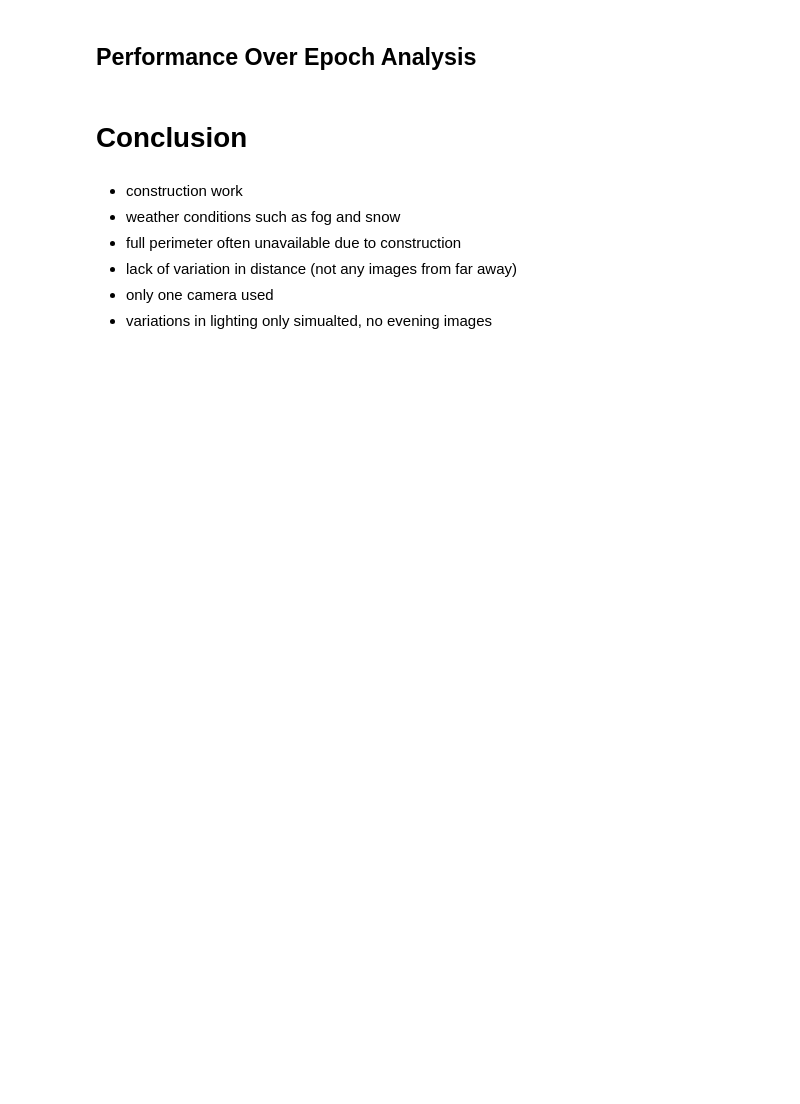
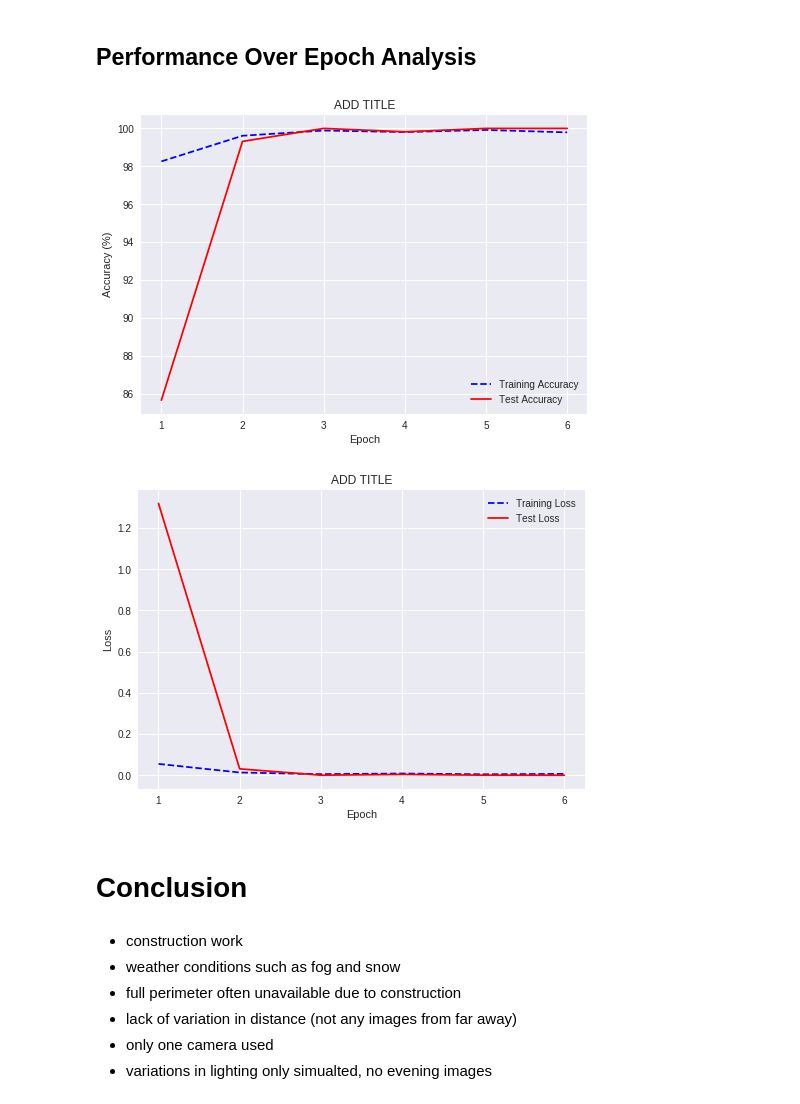
Before and after one commit to Andrew-Mackay/building_classifier, a Jupyter notebook: notebooks/AX-2019.ipynb, the cells around one changed output. Cells and saved outputs as stored; diff of their text form; code cells hidden in the pictures; blank space fills up the shorter version.

```diff
--- a/notebooks/AX-2019.ipynb
+++ b/notebooks/AX-2019.ipynb
@@ -1817,7 +1842,10 @@ plot_confusion_matrix(results["confusion_matrix"], confusion_labels,
 ## Performance Over Epoch Analysis
 # %%
 plot_accuracy(results["history"], "ADD TITLE")
-plot_loss(results["histroy"], "ADD TITLE")
+plot_loss(results["history"], "ADD TITLE")
+# %% [output]
+[figure, added]
+[figure, added]
 # %% [markdown]
 # Conclusion
 # %% [markdown]
```
Also changed, not shown: parts of 36 cells of this notebook, 1 other file.
